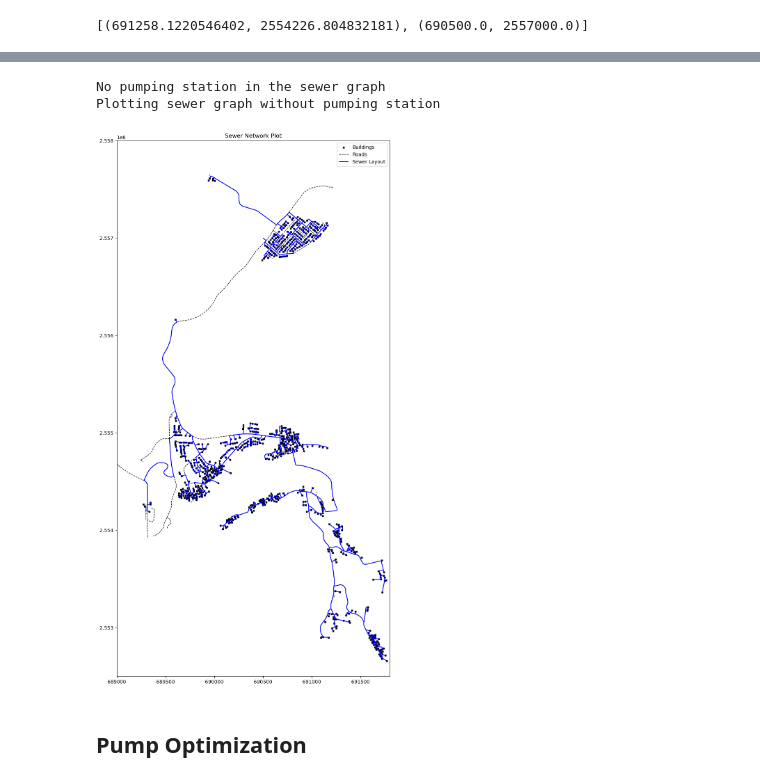
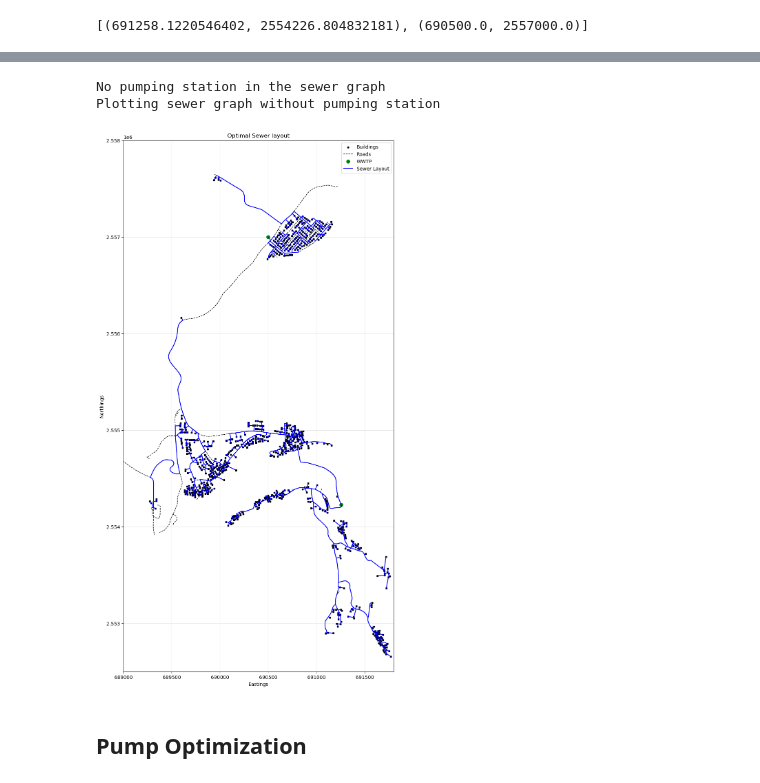
Before and after one commit to dbdespot/pysewer, a Jupyter notebook: notebooks/example_sewer_network.ipynb, the cells around one changed output, grey strips where cells are left out. Drawn from its saved outputs; the diff is of its cells as text; code cells hidden in the pictures.

```diff
--- a/notebooks/example_sewer_network.ipynb
+++ b/notebooks/example_sewer_network.ipynb
@@ -102,5 +98,7 @@ test_model_domain = pysewer.ModelDomain(
     dem=custom_config.preprocessing.dem_file_path,
     buildings=custom_config.preprocessing.buildings_input_data,
     roads=custom_config.preprocessing.roads_input_data,
-    clustering=custom_config.preprocessing.clustering,
+    clustering="centers",
+    # pump_penalty=custom_config.preprocessing.pump_penalty,
+    pump_penalty=1000,
 )
@@ -171,15 +163,19 @@ For the network routing, an rhsp tree growing algorithm was implemented.
 layout = pysewer.rsph_tree(connection_graph, test_model_domain.get_sinks(), "building")
 # %%
 fig, ax = pysewer.plot_model_domain(
-    test_model_domain, plot_sewer=True, sewer_graph=layout
+    test_model_domain, plot_sewer=True, sewer_graph=layout, plot_sink=True
 )
 ax.set_xlim(689000, 691800)
 ax.set_ylim(2552500, 2558000)
+ax.set_xlabel("Eastings")
+ax.set_ylabel("Northings")
+ax.set_title("Optimal Sewer layout")
+ax.grid(alpha=0.3)
 plt.show()
 # %% [output]
 No pumping station in the sewer graph
 Plotting sewer graph without pumping station
-[figure, old version]
+[figure, new version]
 # %% [markdown]
 ## Pump Optimization
 # %%
```
Also changed, not shown: parts of 20 cells of this notebook.
